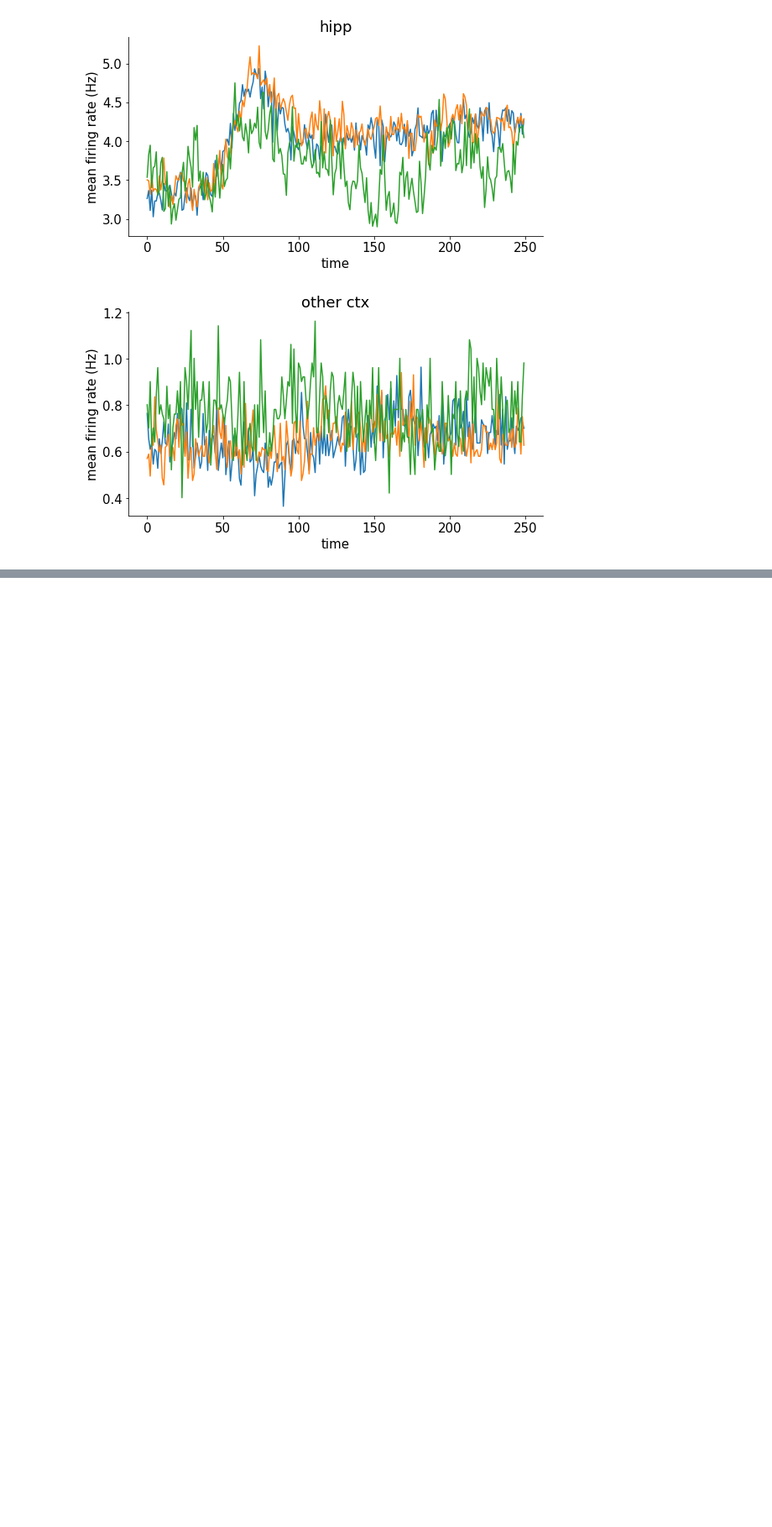
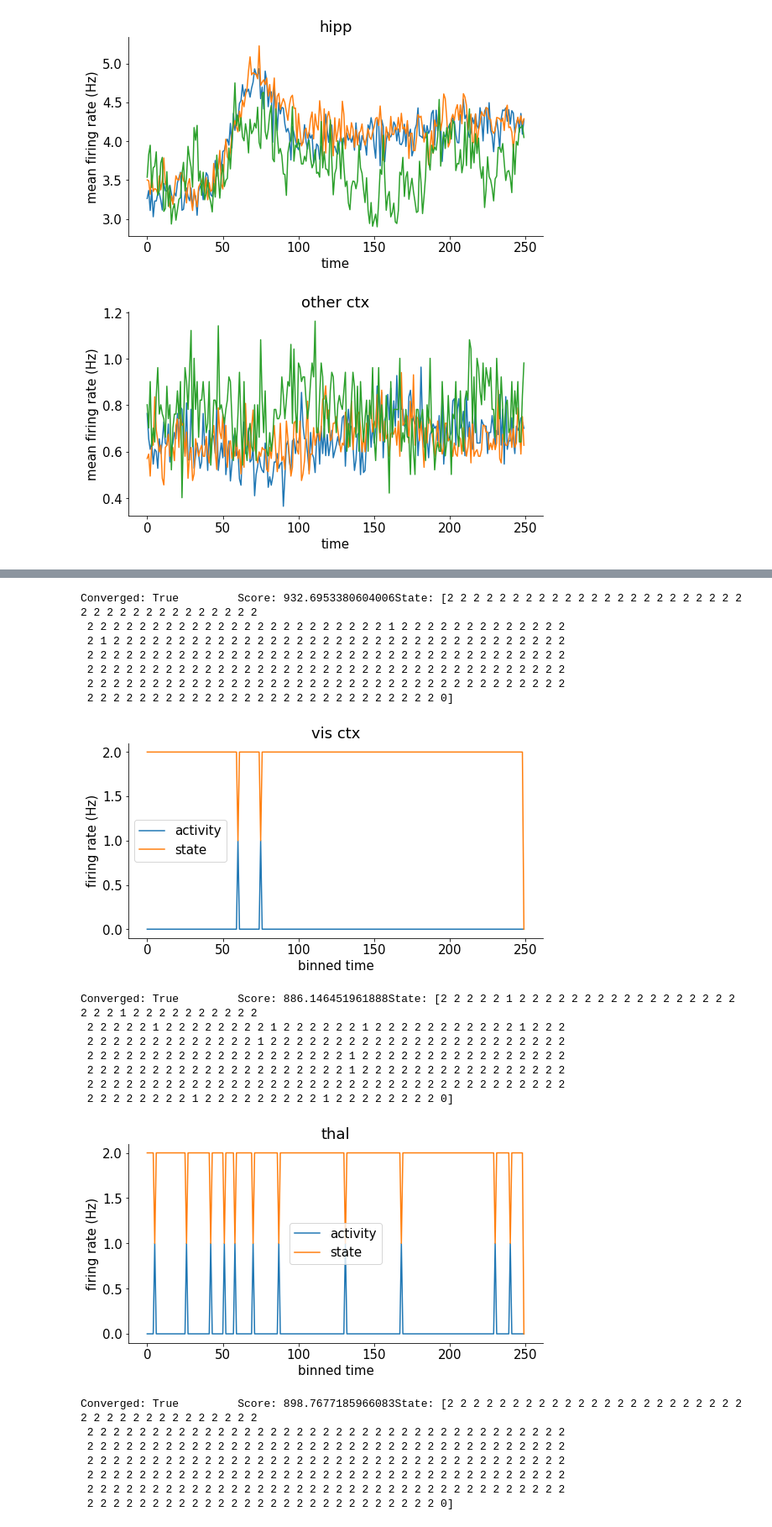
Before and after one commit to Jp-17/NMA_CN_2022_learning, a Jupyter notebook: project/Code/1_access_dataset.ipynb, the cells around one changed output, grey strips where cells are left out. Shown at 84% size. Drawn from its saved outputs; the diff is of its cells as text; code cells hidden in the pictures; blank space fills up the shorter version.

```diff
--- a/project/Code/1_access_dataset.ipynb
+++ b/project/Code/1_access_dataset.ipynb
@@ -256,0 +344,58 @@ plt.show()
+# %%
+n_neuron = 10
+n_trial = 10
+
+for j in range(nareas):
+
+    activity = dat['spks'][barea == j][n_neuron, n_trial, :]
+
+    idx = 0
+    n_components = 3
+    activity = activity.reshape(-1, 1)
+
+    # define our hidden Markov model
+    model = hmm.GaussianHMM(n_components=n_components, random_state=idx,
+                            n_iter=10)
+
+    model.fit(activity)
+    score = model.score(activity)
+    state = model.predict(activity)
+
+    print(f'Converged: {model.monitor_.converged}\t\t'
+            f'Score: {score}'
+            f'State: {state}')
+
+    plt.figure(figsize=(8, 16))
+    ax = plt.subplot(nareas, 1, j + 1)
+    plt.title(regions[j])
+
+    plt.plot(activity)
+    plt.plot(state)
+    plt.legend(['activity', 'state'])
+    plt.xlabel('binned time')
+    plt.ylabel('firing rate (Hz)')
+    plt.show()
+# %% [output]
+Converged: True         Score: 932.6953380604006State: [2 2 2 2 2 2 2 2 2 2 2 2 2 2 2 2 2 2 2 2 2 2 2 2 2 2 2 2 2 2 2 2 2 2 2 2 2
+ 2 2 2 2 2 2 2 2 2 2 2 2 2 2 2 2 2 2 2 2 2 2 2 1 2 2 2 2 2 2 2 2 2 2 2 2 2
+ 2 1 2 2 2 2 2 2 2 2 2 2 2 2 2 2 2 2 2 2 2 2 2 2 2 2 2 2 2 2 2 2 2 2 2 2 2
+ 2 2 2 2 2 2 2 2 2 2 2 2 2 2 2 2 2 2 2 2 2 2 2 2 2 2 2 2 2 2 2 2 2 2 2 2 2
+ 2 2 2 2 2 2 2 2 2 2 2 2 2 2 2 2 2 2 2 2 2 2 2 2 2 2 2 2 2 2 2 2 2 2 2 2 2
+ 2 2 2 2 2 2 2 2 2 2 2 2 2 2 2 2 2 2 2 2 2 2 2 2 2 2 2 2 2 2 2 2 2 2 2 2 2
+ 2 2 2 2 2 2 2 2 2 2 2 2 2 2 2 2 2 2 2 2 2 2 2 2 2 2 2 0]
+[figure, added]
+Converged: True         Score: 886.146451961888State: [2 2 2 2 2 1 2 2 2 2 2 2 2 2 2 2 2 2 2 2 2 2 2 2 2 2 1 2 2 2 2 2 2 2 2 2 2
+ 2 2 2 2 2 1 2 2 2 2 2 2 2 2 1 2 2 2 2 2 2 1 2 2 2 2 2 2 2 2 2 2 2 1 2 2 2
+ 2 2 2 2 2 2 2 2 2 2 2 2 2 1 2 2 2 2 2 2 2 2 2 2 2 2 2 2 2 2 2 2 2 2 2 2 2
+ 2 2 2 2 2 2 2 2 2 2 2 2 2 2 2 2 2 2 2 2 1 2 2 2 2 2 2 2 2 2 2 2 2 2 2 2 2
+ 2 2 2 2 2 2 2 2 2 2 2 2 2 2 2 2 2 2 2 2 1 2 2 2 2 2 2 2 2 2 2 2 2 2 2 2 2
+ 2 2 2 2 2 2 2 2 2 2 2 2 2 2 2 2 2 2 2 2 2 2 2 2 2 2 2 2 2 2 2 2 2 2 2 2 2
+ 2 2 2 2 2 2 2 2 1 2 2 2 2 2 2 2 2 2 1 2 2 2 2 2 2 2 2 0]
+[figure, added]
+Converged: True         Score: 898.7677185966083State: [2 2 2 2 2 2 2 2 2 2 2 2 2 2 2 2 2 2 2 2 2 2 2 2 2 2 2 2 2 2 2 2 2 2 2 2 2
+ 2 2 2 2 2 2 2 2 2 2 2 2 2 2 2 2 2 2 2 2 2 2 2 2 2 2 2 2 2 2 2 2 2 2 2 2 2
+ 2 2 2 2 2 2 2 2 2 2 2 2 2 2 2 2 2 2 2 2 2 2 2 2 2 2 2 2 2 2 2 2 2 2 2 2 2
+ 2 2 2 2 2 2 2 2 2 2 2 2 2 2 2 2 2 2 2 2 2 2 2 2 2 2 2 2 2 2 2 2 2 2 2 2 2
+ 2 2 2 2 2 2 2 2 2 2 2 2 2 2 2 2 2 2 2 2 2 2 2 2 2 2 2 2 2 2 2 2 2 2 2 2 2
+ 2 2 2 2 2 2 2 2 2 2 2 2 2 2 2 2 2 2 2 2 2 2 2 2 2 2 2 2 2 2 2 2 2 2 2 2 2
+ 2 2 2 2 2 2 2 2 2 2 2 2 2 2 2 2 2 2 2 2 2 2 2 2 2 2 2 0]
```
Also changed, not shown: parts of 5 cells of this notebook, 3 other files.
